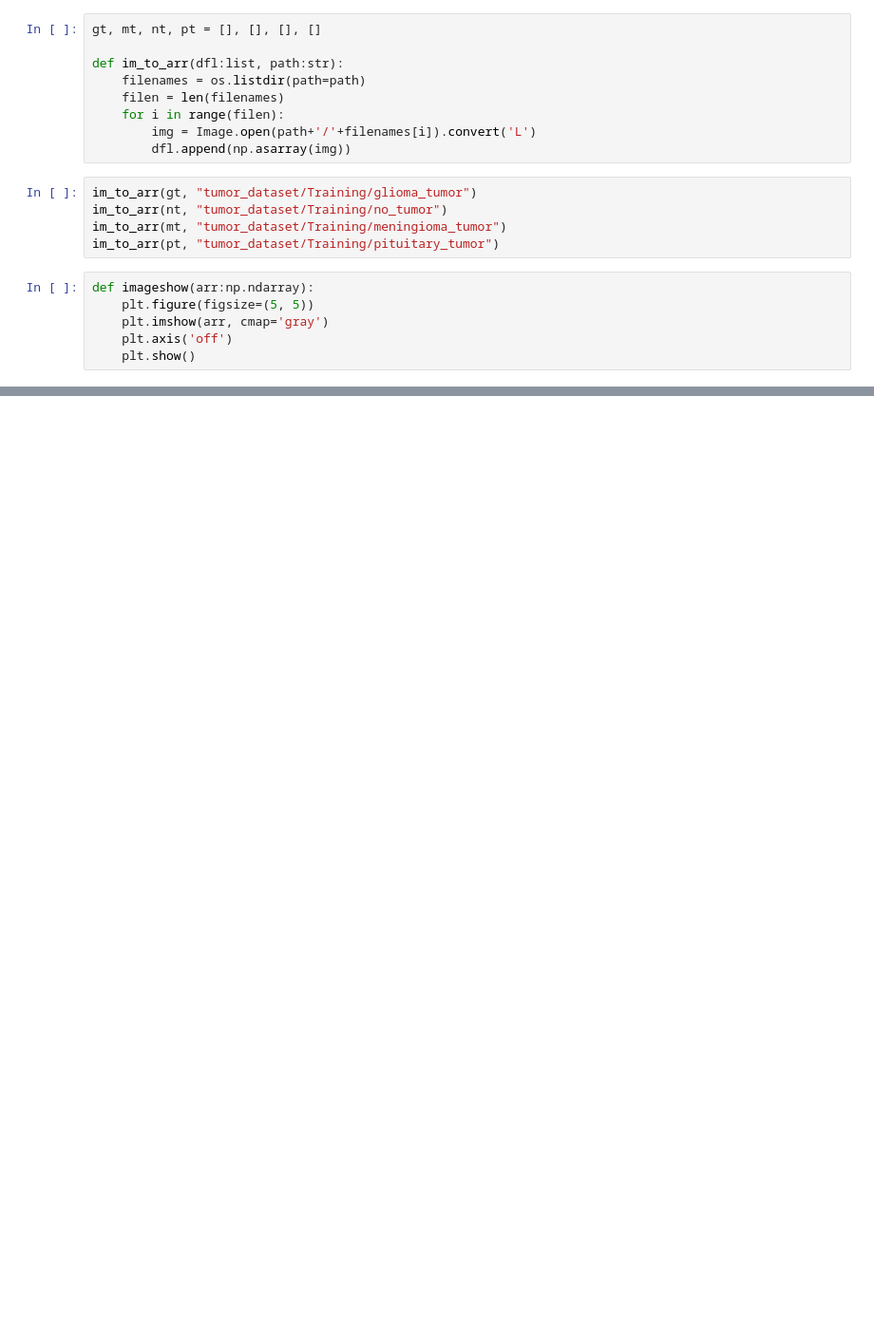
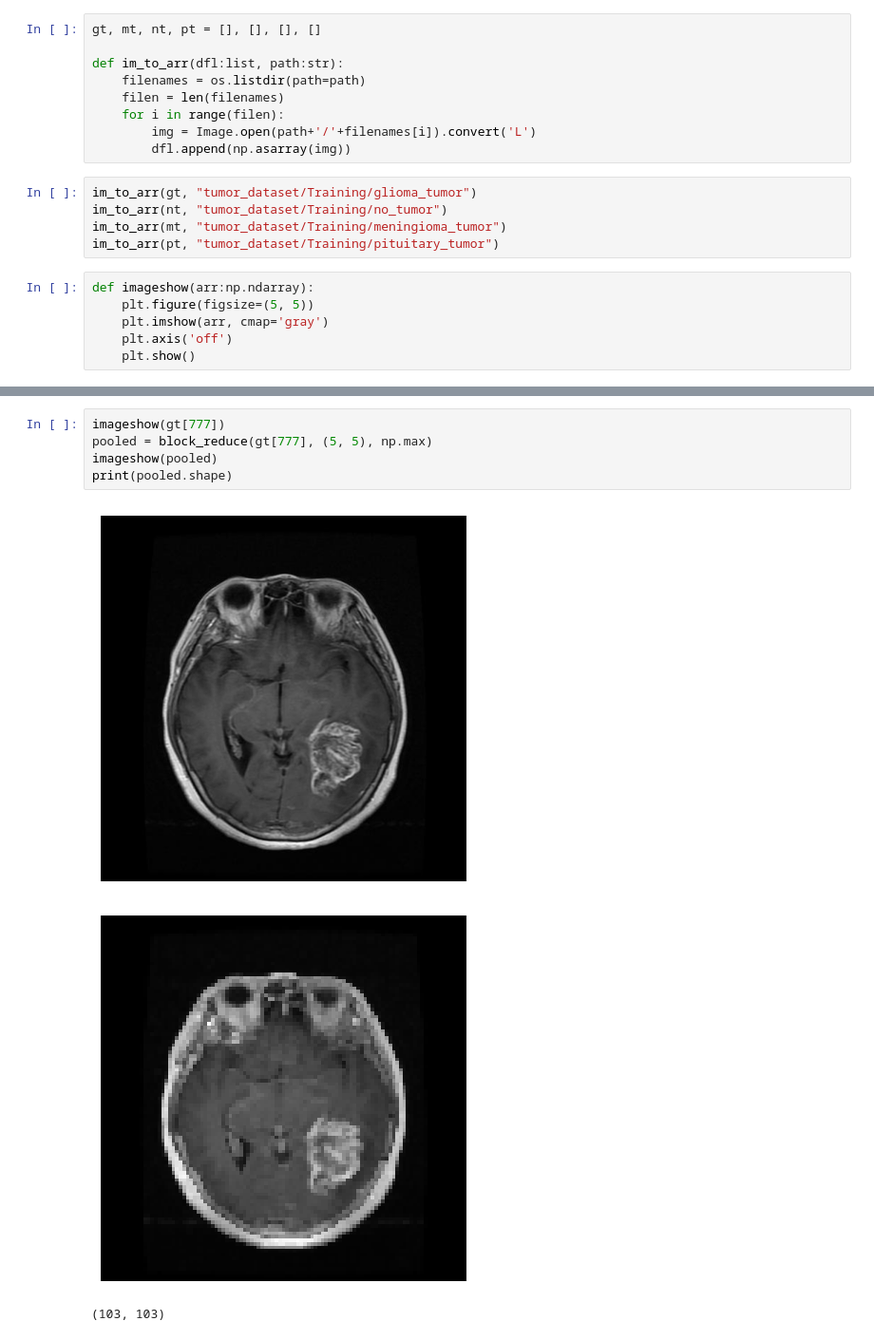
Before and after one commit to naniri04/Ossw_Final, a Jupyter notebook: main.ipynb, the cells around one changed output, grey strips where cells are left out. Shown: that part at 95% size. Cells and saved outputs as stored; diff of their text form; blank space fills up the shorter version.

```diff
--- a/main.ipynb
+++ b/main.ipynb
@@ -58,0 +67,9 @@ Name: count, Length: 231, dtype: int64
+# %%
+imageshow(gt[777])
+pooled = block_reduce(gt[777], (5, 5), np.max)
+imageshow(pooled)
+print(pooled.shape)
+# %% [output]
+[figure, added]
+[figure, added]
+(103, 103)
```
Also changed, not shown: parts of 5 cells of this notebook.
